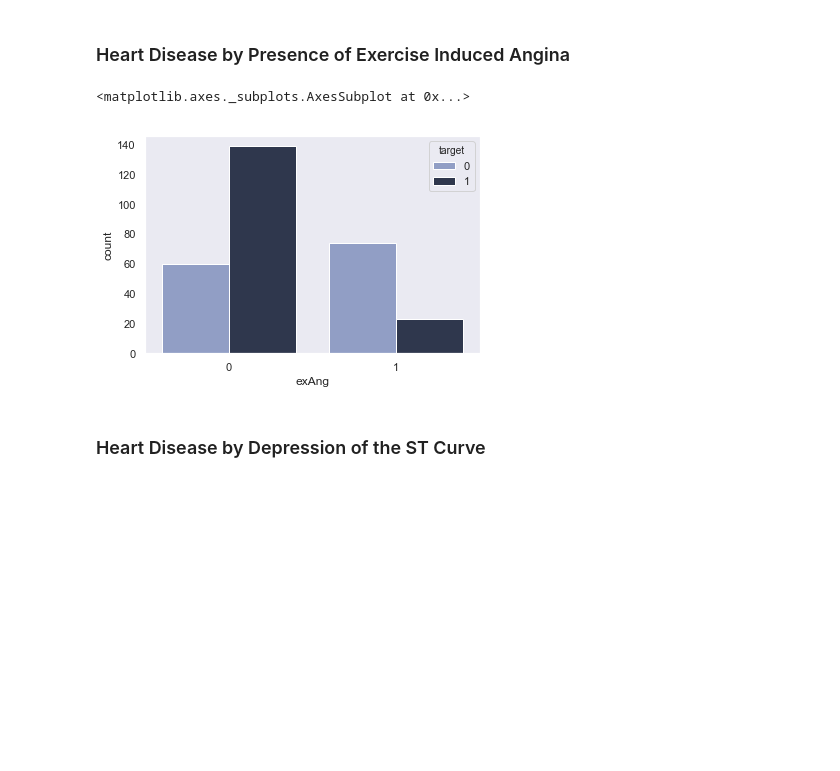
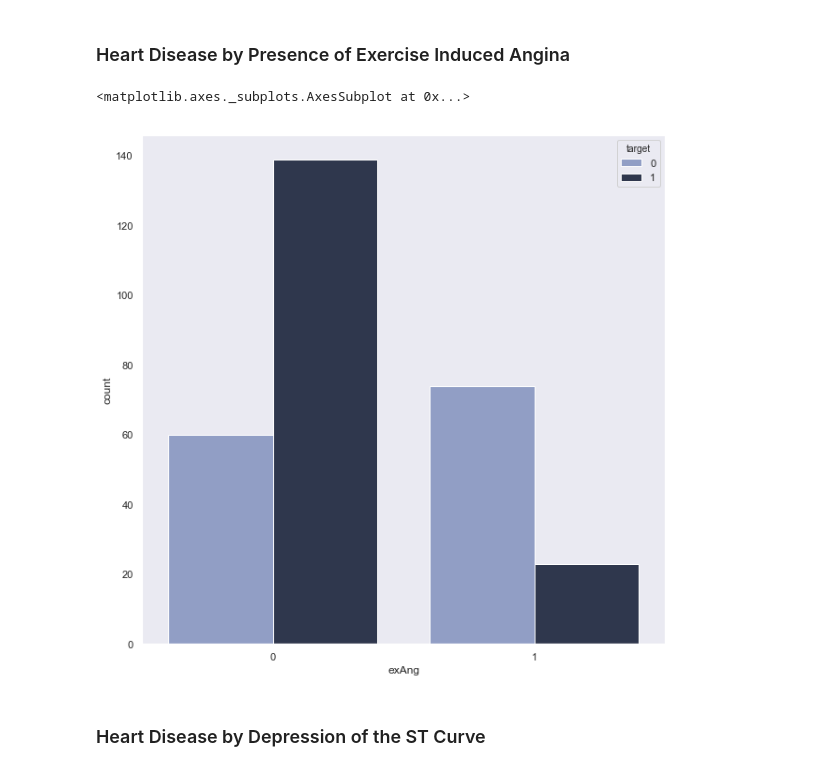
Before and after one commit to ljsauer/LaunchCode, a Jupyter notebook: Final Project - EDA/Heart_Disease_EDA.ipynb, the cells around one changed output. Drawn from its saved outputs; the diff is of its cells as text; code cells hidden in the pictures; blank space fills up the shorter version.

```diff
--- a/Final Project - EDA/Heart_Disease_EDA.ipynb
+++ b/Final Project - EDA/Heart_Disease_EDA.ipynb
@@ -182,5 +182,6 @@ for t, l in zip(p._legend.texts, new_labels): t.set_text(l)
 # %%
 # Distribution of ages by sex
+plt.rcParams['figure.figsize'] = (10, 10)
 sns.countplot(x='age_group', hue='sex', palette=sns.color_palette(brightpalette), data=data)
 # %% [output]
 <matplotlib.axes._subplots.AxesSubplot at 0x...>
@@ -204,6 +205,7 @@ data['hrMax_bins'] = data['hrMax'].apply(lambda x: '70-84' if x <= 84
                                         else '160-179' if x <= 179
                                         else '180-202')
 # %%
+plt.rcParams['figure.figsize'] = (10, 10)
 sns.countplot('hrMax_bins', hue='target', palette=sns.color_palette(brightpalette), data=data, order=['85-99', '100-119', '120-139', '140-159',
                                                             '160-179', '180-202'])
 # %% [output]
@@ -212,10 +214,11 @@ sns.countplot('hrMax_bins', hue='target', palette=sns.color_palette(brightpalett
 # %% [markdown]
 ### Heart Disease by Presence of Exercise Induced Angina
 # %%
+plt.rcParams['figure.figsize'] = (10, 10)
 sns.countplot('exAng', hue='target', palette=sns.color_palette(mutedpalette), data=data)
 # %% [output]
 <matplotlib.axes._subplots.AxesSubplot at 0x...>
-[figure, old version]
+[figure, new version]
 # %% [markdown]
 ### Heart Disease by Depression of the ST Curve
 # %%
```
Also changed, not shown: parts of 6 cells of this notebook.
